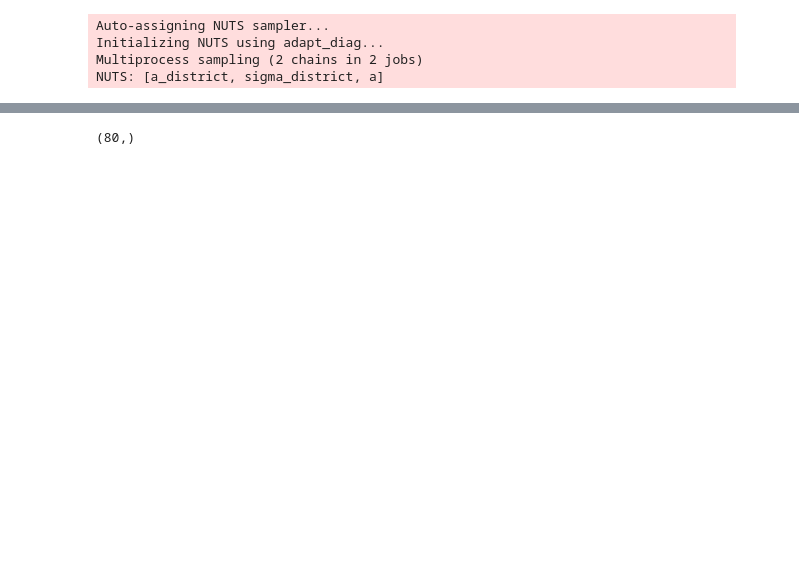
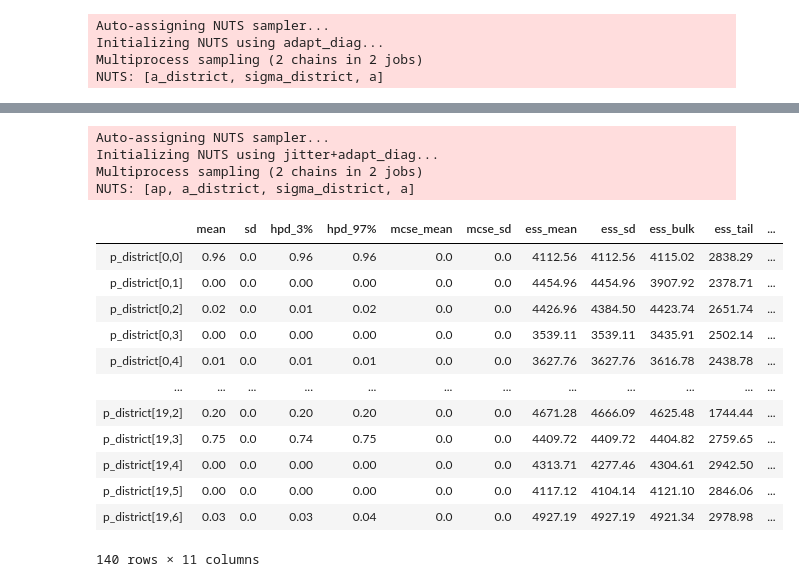
Before and after one commit to pollsposition/models, a Jupyter notebook: fondamentaux/munic_model.ipynb, the cells around one changed output, grey strips where cells are left out. Cells and saved outputs as stored; diff of their text form; code cells hidden in the pictures; blank space fills up the shorter version.

```diff
--- a/fondamentaux/munic_model.ipynb
+++ b/fondamentaux/munic_model.ipynb
@@ -249,20 +280,26 @@ plot_compare_true(6, true_p_district, p_district_mean)
 # %%
-# try ZIPoisson model
 # add predictor
 
 # Poisson model of each party's rate:
 with pm.Model() as m_pois:
-    a = pm.Normal("a", 0.0, 1.0, shape=Nparties)
-    sigma_district = pm.Exponential("sigma_district", 1.0) # one sd per category?
+    a = pm.Normal("a", 7.5, 0.2, shape=Nparties)
+    sigma_district = pm.Exponential("sigma_district", 1.0)  # one sd per category?
 
     # latent Poisson regression:
     a_district = pm.Normal(
         "a_district", a, sigma_district, shape=(Ndistricts, Nparties)
     )
+    # get rates by district:
+    lam_district = pm.math.exp(a_district)
+    # get back p from rates by district:
+    p_district = pm.Deterministic(
+        "p_district", lam_district / tt.sum(lam_district, axis=1, keepdims=True)
+    )
+    # rates observed several times per district:
     lam = pm.math.exp(a_district[district_id])
 
     # zero-inflation process:
-    ap = pm.Normal("ap", 0.0, 1.0, shape=3)
+    ap = pm.Normal("ap", 0.5, 0.4, shape=3)  # also as hierarchical?
     p_ni = pm.math.invlogit(ap)
 
     fl = pm.ZeroInflatedPoisson("fl", 1.0 - p_ni[0], lam[:, 0], observed=sim_R[:, 0])
@@ -273,8 +310,27 @@ with pm.Model() as m_pois:
     fr = pm.Poisson("fr", lam[:, 5], observed=sim_R[:, 5])
     o = pm.Poisson("o", lam[:, 6], observed=sim_R[:, 6])
 
-    # prior pred checks
+    trace_pois = pm.sample(2000, tune=3000, cores=2, random_seed=RANDOM_SEED)
+
+post_pois = pm.trace_to_dataframe(trace_pois)
+# %% [output]
+Auto-assigning NUTS sampler...
+Initializing NUTS using jitter+adapt_diag...
+Multiprocess sampling (2 chains in 2 jobs)
+NUTS: [ap, a_district, sigma_district, a]
-# %%
-sim_R[:, 0]
-# %% [output]
-(80,)
+# %%
+az.summary(trace_pois, round_to=2, var_names=["p_district"])
+# %% [output]
+|  | mean | sd | hpd_3% | hpd_97% | mcse_mean | mcse_sd | ess_mean | ess_sd | ess_bulk | ess_tail | ... |
+| p_district[0,0] | 0.96 | 0.0 | 0.96 | 0.96 | 0.0 | 0.0 | 4112.56 | 4112.56 | 4115.02 | 2838.29 | ... |
+| p_district[0,1] | 0.00 | 0.0 | 0.00 | 0.00 | 0.0 | 0.0 | 4454.96 | 4454.96 | 3907.92 | 2378.71 | ... |
+| p_district[0,2] | 0.02 | 0.0 | 0.01 | 0.02 | 0.0 | 0.0 | 4426.96 | 4384.50 | 4423.74 | 2651.74 | ... |
+| p_district[0,3] | 0.00 | 0.0 | 0.00 | 0.00 | 0.0 | 0.0 | 3539.11 | 3539.11 | 3435.91 | 2502.14 | ... |
+| p_district[0,4] | 0.01 | 0.0 | 0.01 | 0.01 | 0.0 | 0.0 | 3627.76 | 3627.76 | 3616.78 | 2438.78 | ... |
+| ... | ... | ... | ... | ... | ... | ... | ... | ... | ... | ... | ... |
+| p_district[19,2] | 0.20 | 0.0 | 0.20 | 0.20 | 0.0 | 0.0 | 4671.28 | 4666.09 | 4625.48 | 1744.44 | ... |
+| p_district[19,3] | 0.75 | 0.0 | 0.74 | 0.75 | 0.0 | 0.0 | 4409.72 | 4409.72 | 4404.82 | 2759.65 | ... |
+| p_district[19,4] | 0.00 | 0.0 | 0.00 | 0.00 | 0.0 | 0.0 | 4313.71 | 4277.46 | 4304.61 | 2942.50 | ... |
+| p_district[19,5] | 0.00 | 0.0 | 0.00 | 0.00 | 0.0 | 0.0 | 4117.12 | 4104.14 | 4121.10 | 2846.06 | ... |
+| p_district[19,6] | 0.03 | 0.0 | 0.03 | 0.04 | 0.0 | 0.0 | 4927.19 | 4927.19 | 4921.34 | 2978.98 | ... |
+140 rows × 11 columns
```
Also changed, not shown: parts of 8 cells of this notebook.
